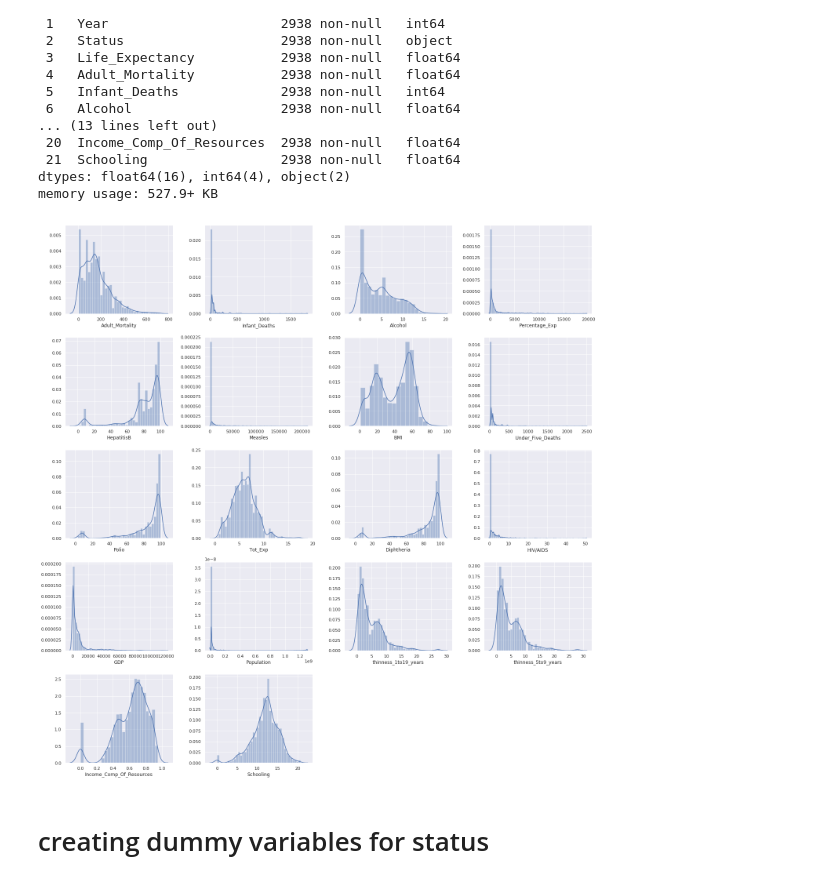
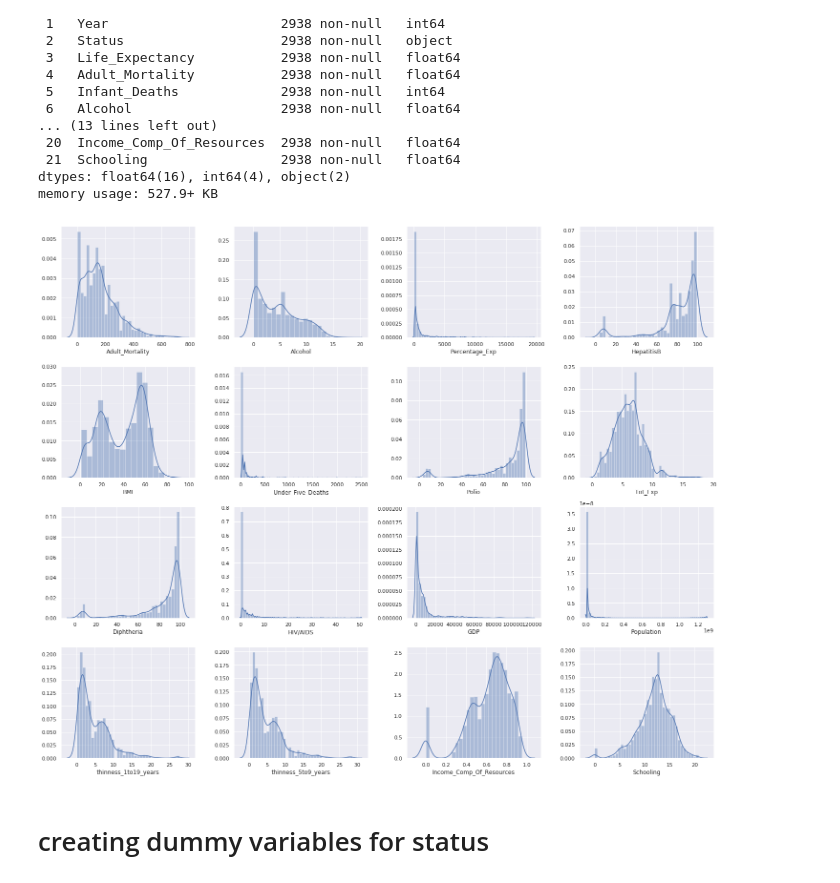
Before and after one commit to SmartPracticeschool/llSPS-INT-1621-Predicting-Life-Expectancy-using-Machine-Learning, a Jupyter notebook: predicting life expectancy.ipynb, the cells around one changed output. Cells and saved outputs as stored; diff of their text form; code cells hidden in the pictures.

```diff
--- a/predicting life expectancy.ipynb
+++ b/predicting life expectancy.ipynb
@@ -22,0 +13,24 @@ KERNEL_ID = 2aa36a86-f1a1-422c-b858-e336cc10fdbe
+# %%
+
+import types
+import pandas as pd
+from botocore.client import Config
+import ibm_boto3
+
+def __iter__(self): return 0
+
+# @hidden_cell
+# The following code accesses a file in your IBM Cloud Object Storage. It includes your credentials.
+# You might want to remove those credentials before you share the notebook.
+client_97cc56aeecc3449bb657581ee8652897 = ibm_boto3.client(service_name='s3',
+    ibm_api_key_id='3vOXi2eN63QmHoe3Q-tFvztllZ8N0VWmNFb9mgPv8ulV',
+    ibm_auth_endpoint="https://iam.cloud.ibm.com/oidc/token",
+    config=Config(signature_version='oauth'),
+    endpoint_url='https://s3.eu-geo.objectstorage.service.networklayer.com')
+
+body = client_97cc56aeecc3449bb657581ee8652897.get_object(Bucket='predictinglifeexpectancy-donotdelete-pr-o6engzgqxezvhl',Key='Life Expectancy Data.csv')['Body']
+# add missing __iter__ method, so pandas accepts body as file-like object
+if not hasattr(body, "__iter__"): body.__iter__ = types.MethodType( __iter__, body )
+
+df_data_1 = pd.read_csv(body)
+df_data_1.head()
@@ -163,18 +185,18 @@ memory usage: 527.9+ KB
 # %%
 #sns.distplot(df["Life_Expectancy"])
 columns=['Adult_Mortality',
-       'Infant_Deaths', 'Alcohol', 'Percentage_Exp', 'HepatitisB', 'Measles',
+        'Alcohol', 'Percentage_Exp', 'HepatitisB',
        'BMI', 'Under_Five_Deaths', 'Polio', 'Tot_Exp', 'Diphtheria',
        'HIV/AIDS', 'GDP', 'Population', 'thinness_1to19_years',
        'thinness_5to9_years', 'Income_Comp_Of_Resources', 'Schooling']
 i=0
 for column,i in zip(columns,range(len(columns))):
     plt.subplot(5,4,i+1)
     sns.distplot(df[column])
     plt.tight_layout()
     sns.set(rc={'figure.figsize':(20,20)})
 # %% [output]
-[figure, old version]
+[figure, new version]
 # %% [markdown]
 # creating dummy variables for status
 # %%
```
Also changed, not shown: parts of 8 cells of this notebook.
